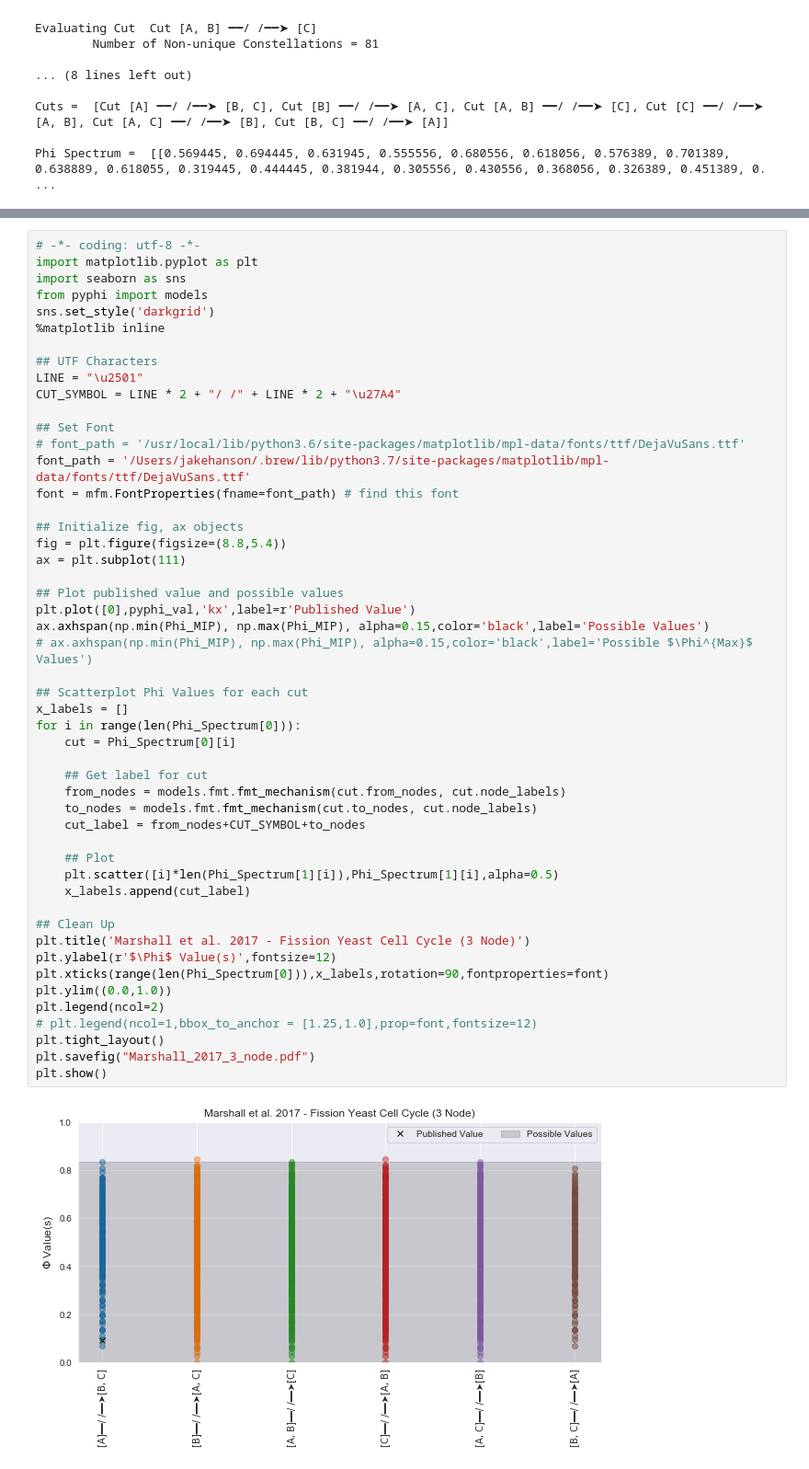
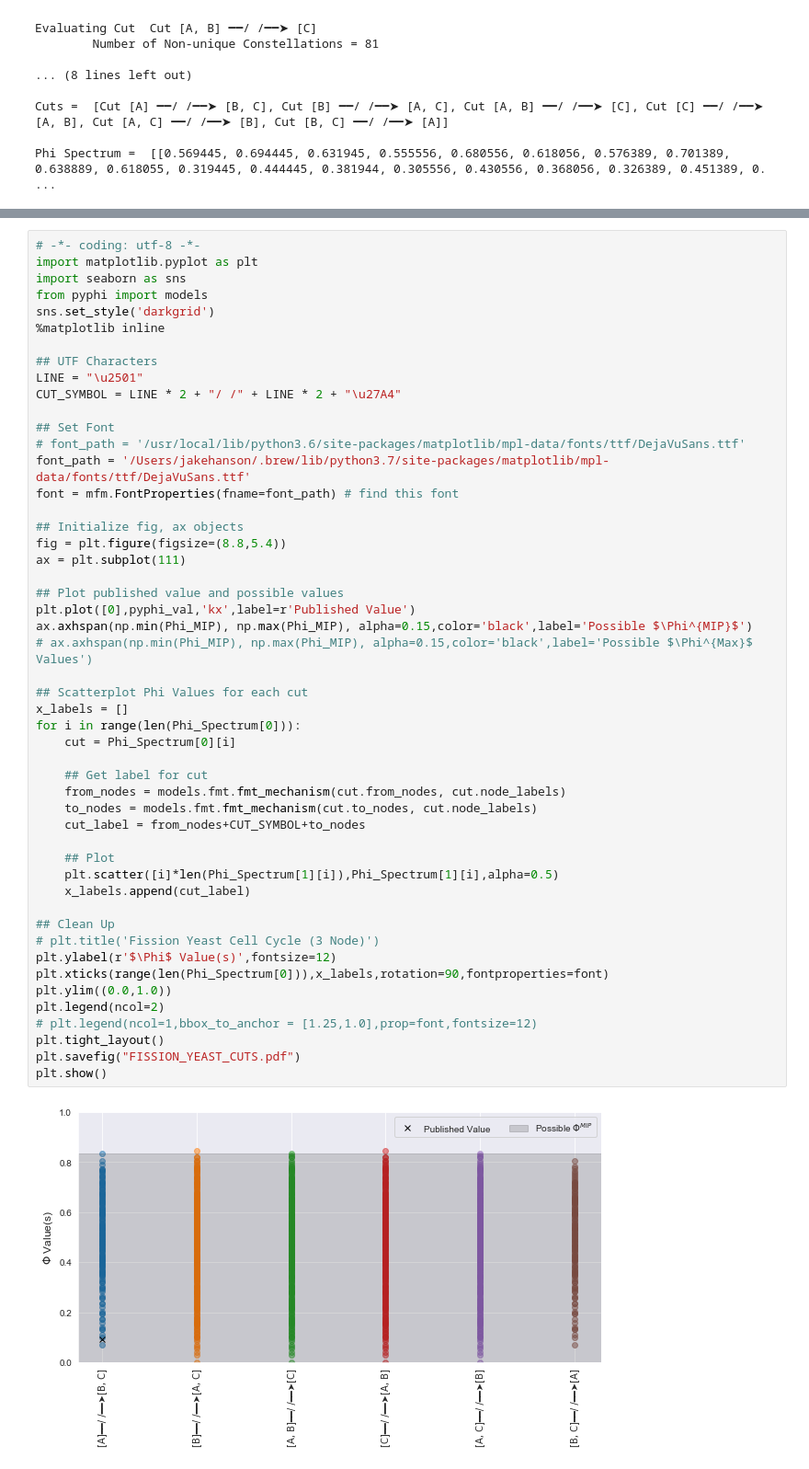
Before and after one commit to ELIFE-ASU/pyphi-spectrum, a Jupyter notebook: Example System - Marshall et al. 2017.ipynb, the cells around one changed output, grey strips where cells are left out. Shown: that part at 92% size. Drawn from its saved outputs; the diff is of its cells as text.

```diff
--- a/Example System - Marshall et al. 2017.ipynb
+++ b/Example System - Marshall et al. 2017.ipynb
@@ -157,37 +157,37 @@ font = mfm.FontProperties(fname=font_path) # find this font
 fig = plt.figure(figsize=(8.8,5.4))
 ax = plt.subplot(111)
 
 ## Plot published value and possible values
 plt.plot([0],pyphi_val,'kx',label=r'Published Value')
-ax.axhspan(np.min(Phi_MIP), np.max(Phi_MIP), alpha=0.15,color='black',label='Possible Values')
+ax.axhspan(np.min(Phi_MIP), np.max(Phi_MIP), alpha=0.15,color='black',label='Possible $\Phi^{MIP}$')
 # ax.axhspan(np.min(Phi_MIP), np.max(Phi_MIP), alpha=0.15,color='black',label='Possible $\Phi^{Max}$ Values')
 
 ## Scatterplot Phi Values for each cut
 x_labels = []
 for i in range(len(Phi_Spectrum[0])):
     cut = Phi_Spectrum[0][i]
 
     ## Get label for cut
     from_nodes = models.fmt.fmt_mechanism(cut.from_nodes, cut.node_labels)
     to_nodes = models.fmt.fmt_mechanism(cut.to_nodes, cut.node_labels)
     cut_label = from_nodes+CUT_SYMBOL+to_nodes
 
     ## Plot
     plt.scatter([i]*len(Phi_Spectrum[1][i]),Phi_Spectrum[1][i],alpha=0.5)
     x_labels.append(cut_label)
 
 ## Clean Up
-plt.title('Marshall et al. 2017 - Fission Yeast Cell Cycle (3 Node)')
+# plt.title('Fission Yeast Cell Cycle (3 Node)')
 plt.ylabel(r'$\Phi$ Value(s)',fontsize=12)
 plt.xticks(range(len(Phi_Spectrum[0])),x_labels,rotation=90,fontproperties=font)
 plt.ylim((0.0,1.0))
 plt.legend(ncol=2)
 # plt.legend(ncol=1,bbox_to_anchor = [1.25,1.0],prop=font,fontsize=12)
 plt.tight_layout()
-plt.savefig("Marshall_2017_3_node.pdf")
+plt.savefig("FISSION_YEAST_CUTS.pdf")
 plt.show()
 # %% [output]
-[figure, old version]
+[figure, new version]
 # %%
 # -*- coding: utf-8 -*-
 import matplotlib.pyplot as plt
```
Also changed, not shown: parts of 2 cells of this notebook, 20 other files.
